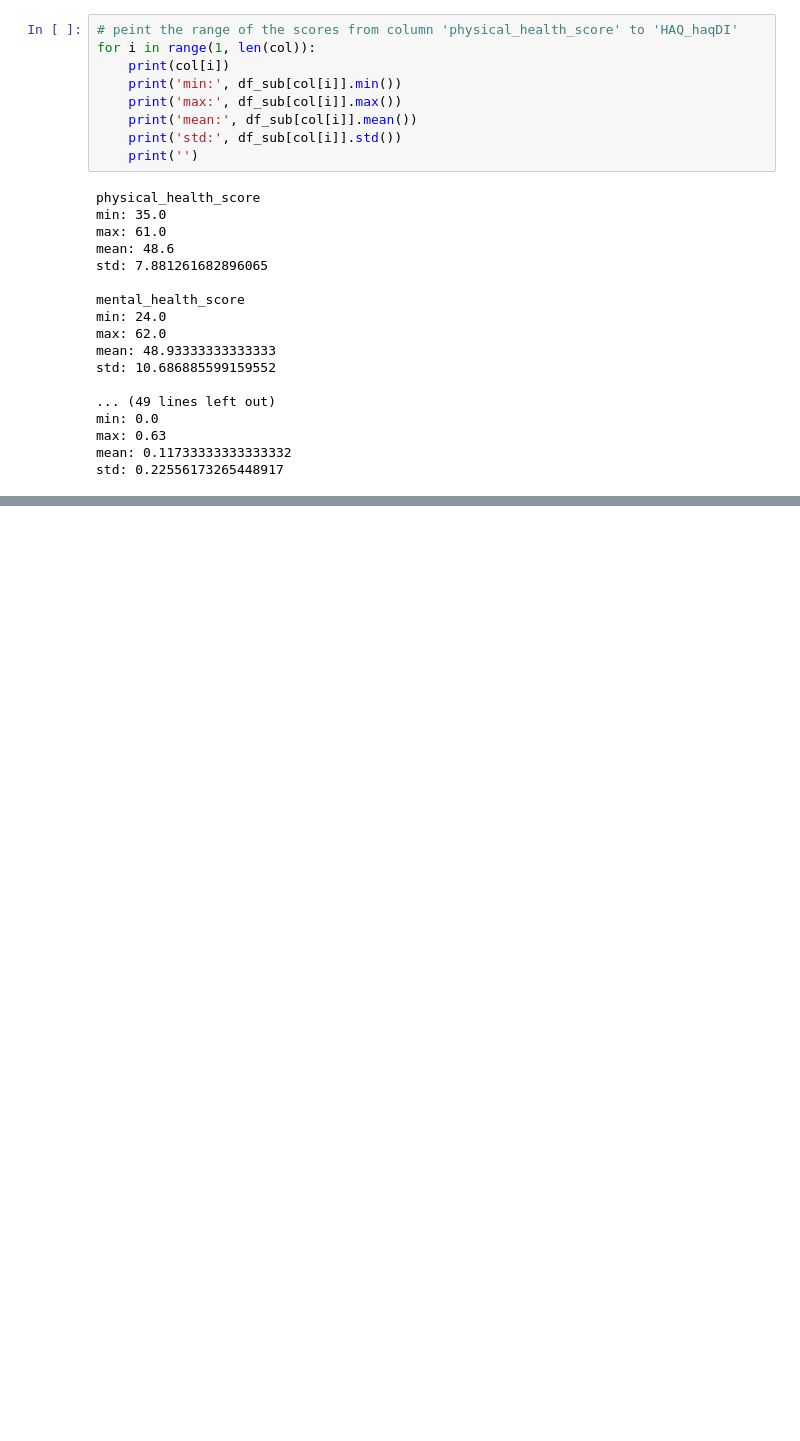
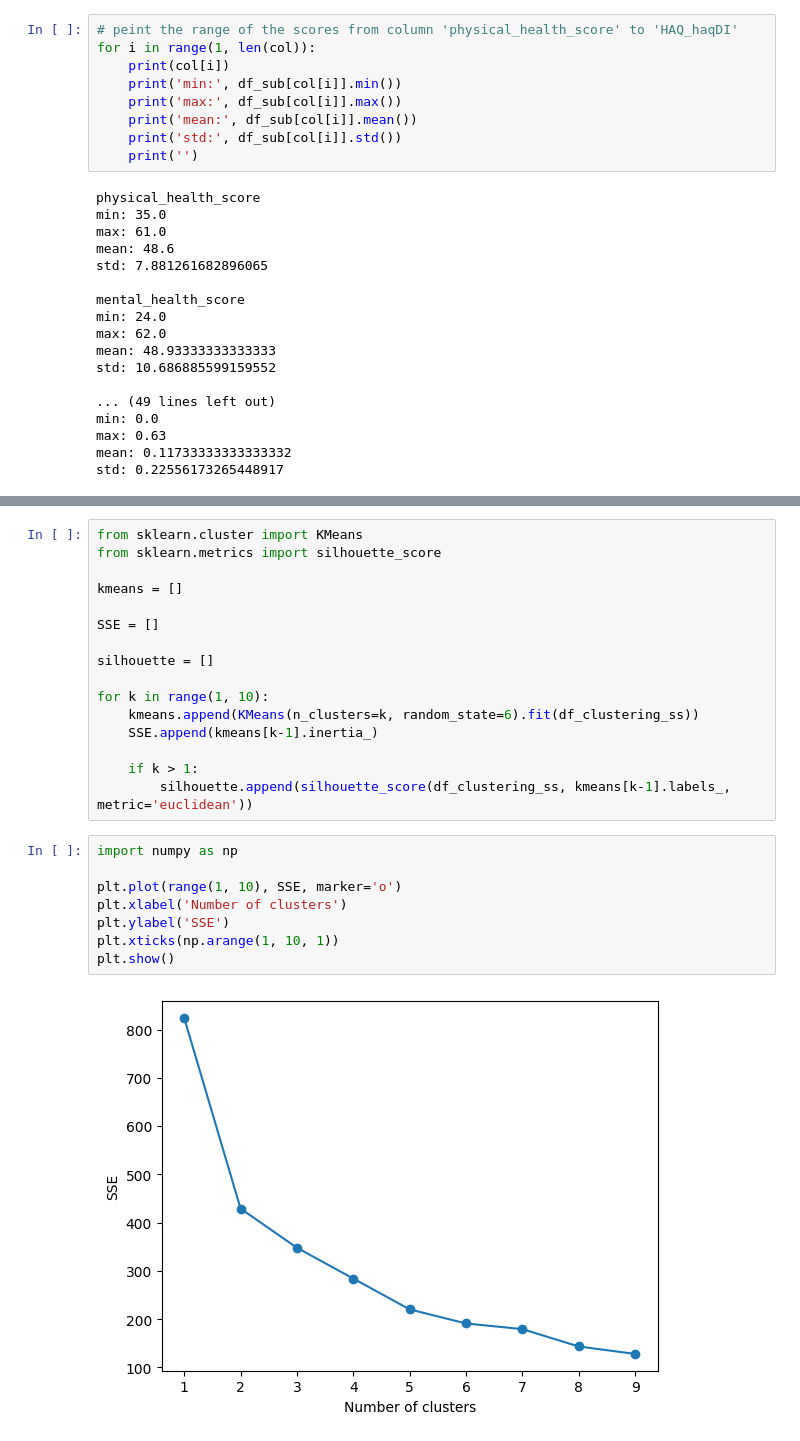
Before and after one commit to g-lago8/CHL-Project, a Jupyter notebook: notebooks/questionnaires_scores.ipynb, the cells around one changed output, grey strips where cells are left out. Cells and saved outputs as stored; diff of their text form; blank space fills up the shorter version.

```diff
--- a/notebooks/questionnaires_scores.ipynb
+++ b/notebooks/questionnaires_scores.ipynb
@@ -460,0 +552,26 @@ std: 0.22556173265448917
+# %%
+from sklearn.cluster import KMeans
+from sklearn.metrics import silhouette_score
+
+kmeans = []
+
+SSE = []
+
+silhouette = []
+
+for k in range(1, 10):
+    kmeans.append(KMeans(n_clusters=k, random_state=6).fit(df_clustering_ss))
+    SSE.append(kmeans[k-1].inertia_)
+
+    if k > 1:
+        silhouette.append(silhouette_score(df_clustering_ss, kmeans[k-1].labels_, metric='euclidean'))
+# %%
+import numpy as np
+
+plt.plot(range(1, 10), SSE, marker='o')
+plt.xlabel('Number of clusters')
+plt.ylabel('SSE')
+plt.xticks(np.arange(1, 10, 1))
+plt.show()
+# %% [output]
+[figure, added]
```
Also changed, not shown: parts of 35 cells of this notebook.
